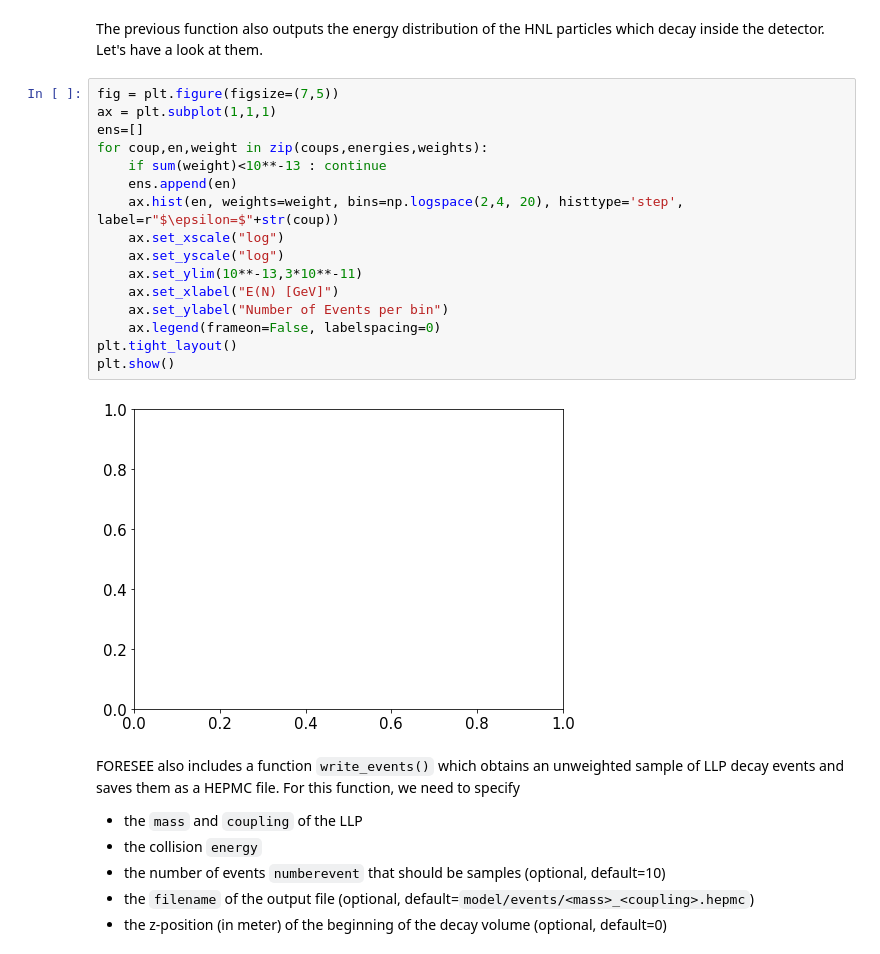
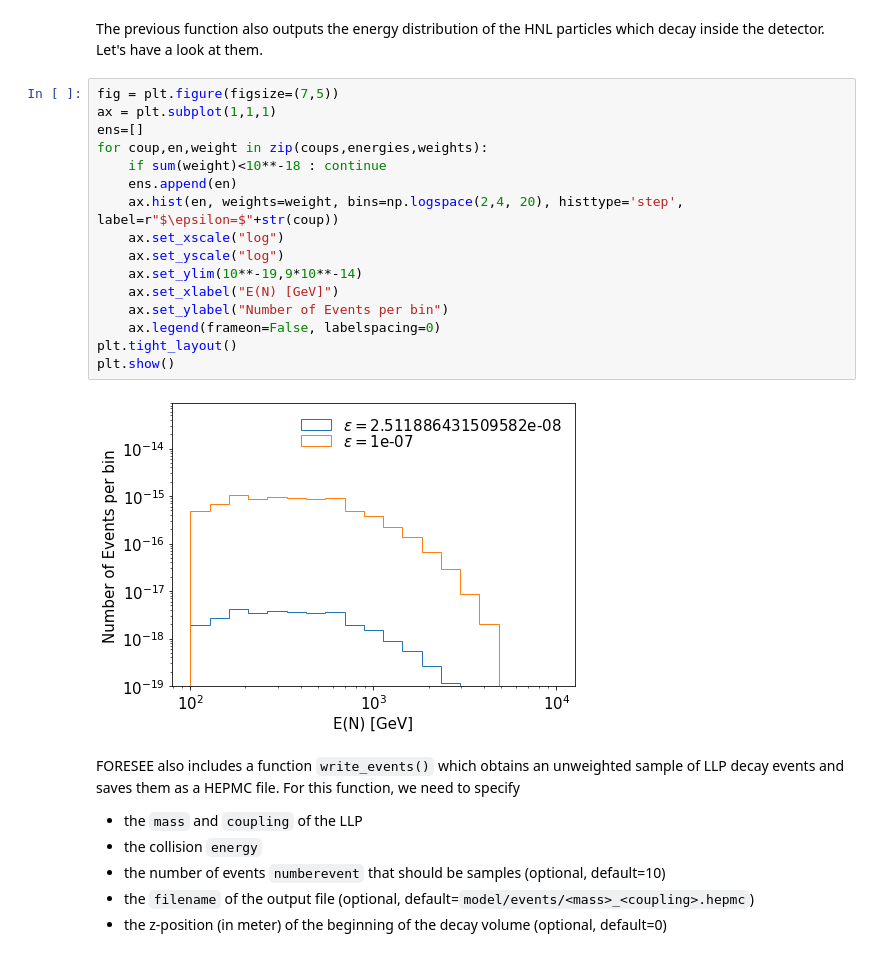
Before and after one commit to ahewitt6/FORESEE_HNL, a Jupyter notebook: Models/HNL/HNL.ipynb, the cells around one changed output. Saved outputs shown, nothing was run; the diff lists cells and outputs as text.

```diff
--- a/Models/HNL/HNL.ipynb
+++ b/Models/HNL/HNL.ipynb
@@ -262,21 +246,21 @@ The previous function also outputs the energy distribution of the HNL particles
 # %%
 fig = plt.figure(figsize=(7,5))
 ax = plt.subplot(1,1,1)
 ens=[]
 for coup,en,weight in zip(coups,energies,weights):
-    if sum(weight)<10**-13 : continue
+    if sum(weight)<10**-18 : continue
     ens.append(en)
     ax.hist(en, weights=weight, bins=np.logspace(2,4, 20), histtype='step', label=r"$\epsilon=$"+str(coup))
     ax.set_xscale("log")
     ax.set_yscale("log")
-    ax.set_ylim(10**-13,3*10**-11)
+    ax.set_ylim(10**-19,9*10**-14)
     ax.set_xlabel("E(N) [GeV]")
     ax.set_ylabel("Number of Events per bin")
     ax.legend(frameon=False, labelspacing=0)
 plt.tight_layout()
 plt.show()
 # %% [output]
-[figure, old version]
+[figure, new version]
 # %% [markdown]
 FORESEE also includes a function `write_events()` which obtains an unweighted sample of LLP decay events and saves them as a HEPMC file. For this function, we need to specify
 - the `mass` and `coupling` of the LLP
```
Also changed, not shown: parts of 7 cells of this notebook, 1 other file.
